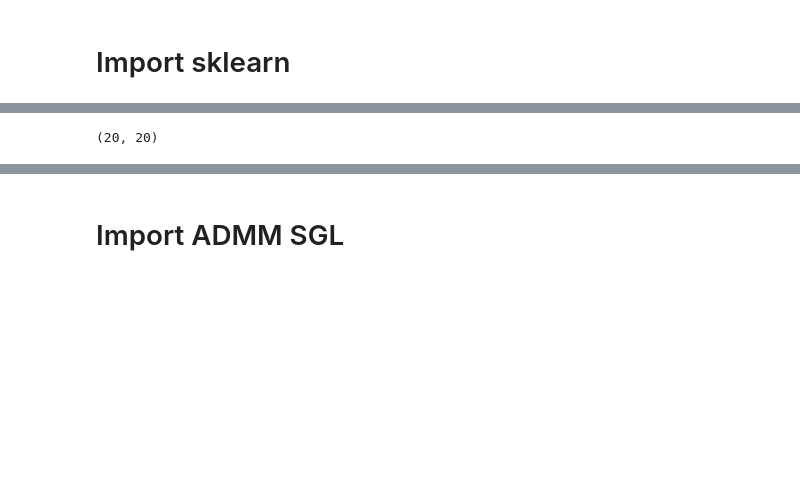
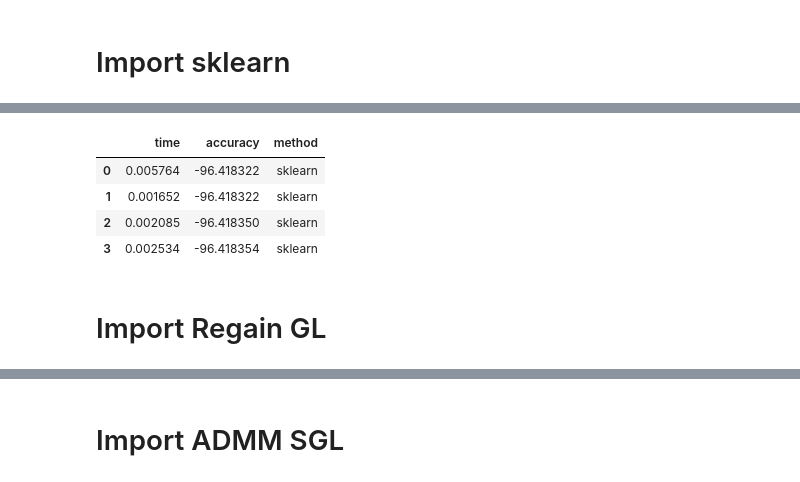
Before and after one commit to fabian-sp/GGLasso, a Jupyter notebook: gglasso/benchmarks.ipynb, the cells around one changed output, grey strips where cells are left out. Saved outputs shown, nothing was run; the diff lists cells and outputs as text; code cells hidden in the pictures; blank space fills up the shorter version.

```diff
--- a/gglasso/benchmarks.ipynb
+++ b/gglasso/benchmarks.ipynb
@@ -38,5 +49,0 @@ true_cov = np.array([[0.8, 0.0, 0.2, 0.0],
-# %%
-np.random.seed(243)
-X = np.random.multivariate_normal(mean=[0, 0, 0, 0], cov=true_cov, size=200)
-cov = GraphicalLasso().fit(X)
-np.around(cov.covariance_, decimals=3)
@@ -135,4 +50,32 @@ prec_ = model.precision_
-# %%
-emp_cov.shape
-# %% [output]
-(20, 20)
+# %%
+tol_list = [1e-4, 1e-5, 1e-6, 1e-7]
+cov_list = []
+precision_list = []
+time_list = []
+for tol in tol_list:
+    start = time.time()
+    rg = GraphicalLasso(tol=tol, max_iter = 1000).fit(X)
+    end = time.time()
+    cov_list.append(rg.covariance_)
+    precision_list.append(rg.precision_)
+    time_list.append(end-start)
+# %%
+accuracy_list = []
+for i in range(0, len(precision_list)):
+    accuracy = 1 - np.linalg.norm(Z - np.array(precision_list[i]))
+    accuracy_list.append(accuracy)
+# %%
+method_list = ["sklearn"]*len(accuracy_list)
+# %%
+df_sk = pd.DataFrame(data={'time': time_list,
+                           'accuracy': accuracy_list,
+                           'method':method_list})
+df_sk.head()
+# %% [output]
+|  | time | accuracy | method |
+| 0 | 0.005764 | -96.418322 | sklearn |
+| 1 | 0.001652 | -96.418322 | sklearn |
+| 2 | 0.002085 | -96.418350 | sklearn |
+| 3 | 0.002534 | -96.418354 | sklearn |
+# %% [markdown]
+# Import Regain GL
```
Also changed, not shown: parts of 42 cells of this notebook.
